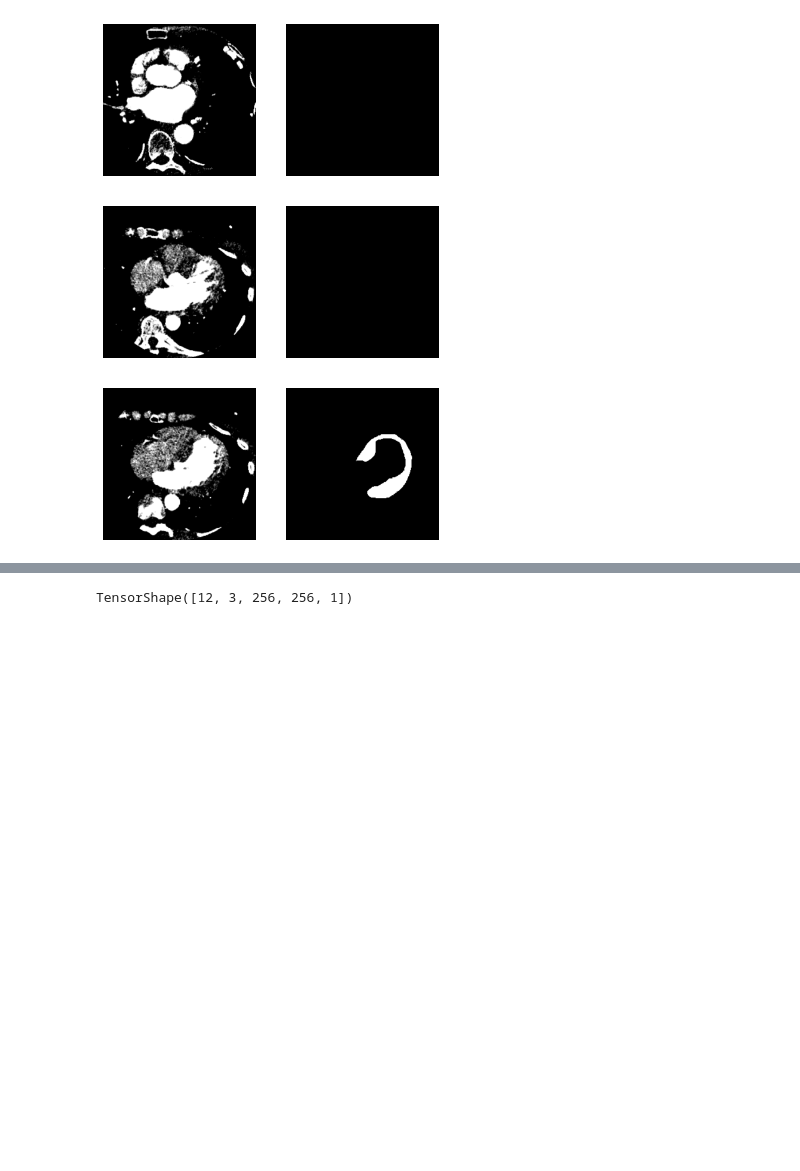
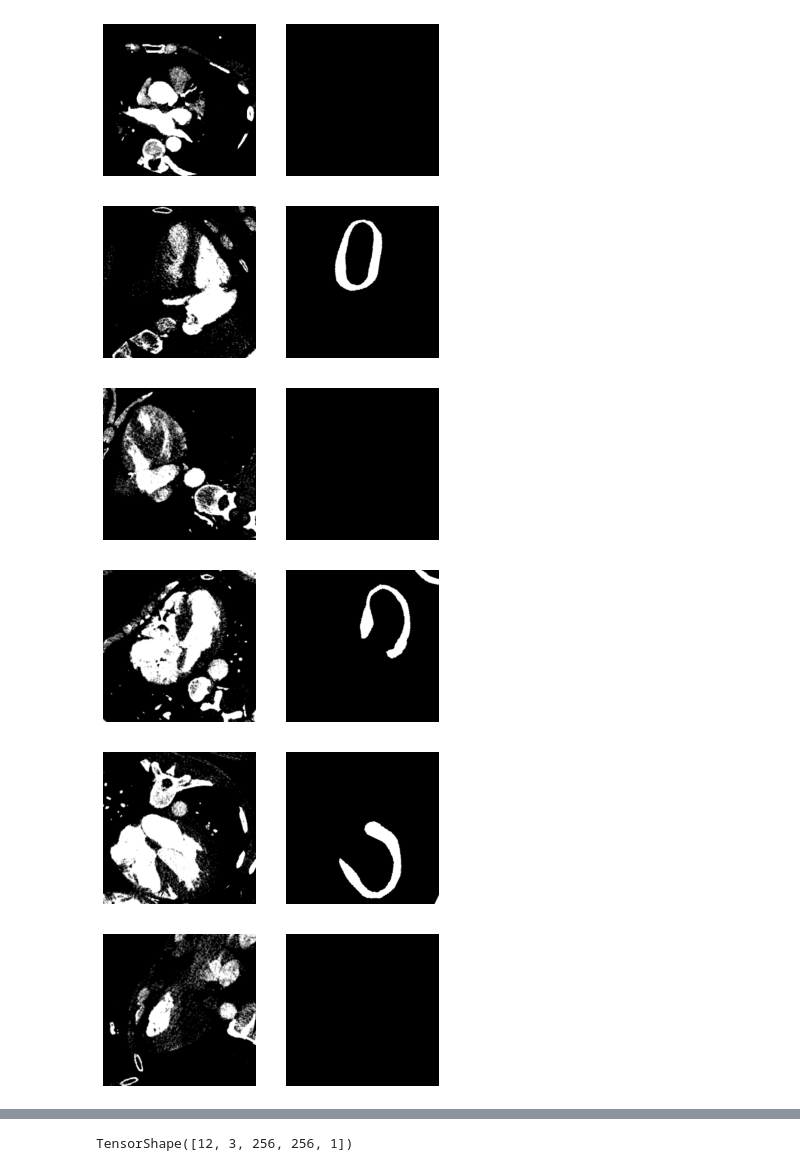
Before and after one commit to Chiaradisanto/Segmentation, a Jupyter notebook: Sensor40.unet-5e-5-noaug-on-validatio-relu-recurrentdropout02-recurrent_regularizer=l2(0.0005)-batch12-savethebest.ipynb, the cells around one changed output, grey strips where cells are left out. Drawn from its saved outputs; the diff is of its cells as text; code cells hidden in the pictures; blank space fills up the shorter version.

```diff
--- a/Sensor40.unet-5e-5-noaug-on-validatio-relu-recurrentdropout02-recurrent_regularizer=l2(0.0005)-batch12-savethebest.ipynb
+++ b/Sensor40.unet-5e-5-noaug-on-validatio-relu-recurrentdropout02-recurrent_regularizer=l2(0.0005)-batch12-savethebest.ipynb
@@ -117,6 +117,7 @@ train_loader = DataLoader(
     ),
     batch_size=12,
     squeeze=False,
+    augmentation=True
 )
 # %%
 x, y = train_loader.__next__()
@@ -125,18 +126,21 @@ from matplotlib import pyplot as plt
 # %%
 x, y = train_loader.__next__()
 
-for i in range(0,3):
+for i in range(0,12):
     image = x[i,0,:,:,0]
     #mask = np.argmax(y[i], axis=2)
     mask= y[i,0,:,:,0]
     plt.subplot(1,2,1)
     plt.imshow(image, cmap='gray')
     plt.axis('off')
     plt.subplot(1,2,2)
     plt.imshow(mask, cmap='gray')
     plt.axis('off')
     plt.show()
 # %% [output]
-[figure, old version]
+[figure, new version]
-[figure, old version]
+[figure, new version]
-[figure, old version]
+[figure, new version]
+[figure, added]
+[figure, added]
+[figure, added]
```
Also changed, not shown: parts of 3 cells of this notebook.
